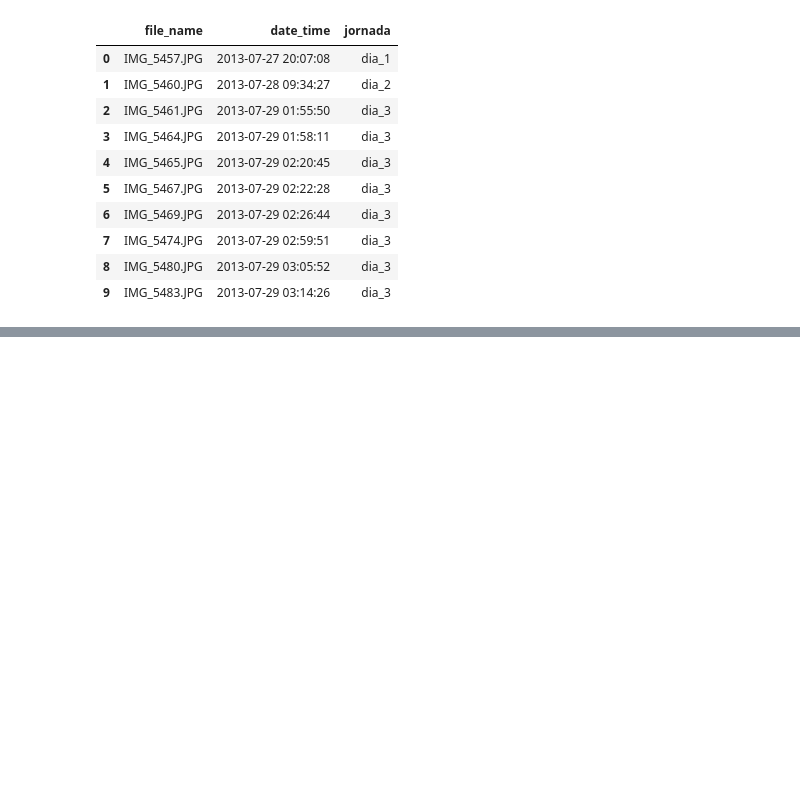
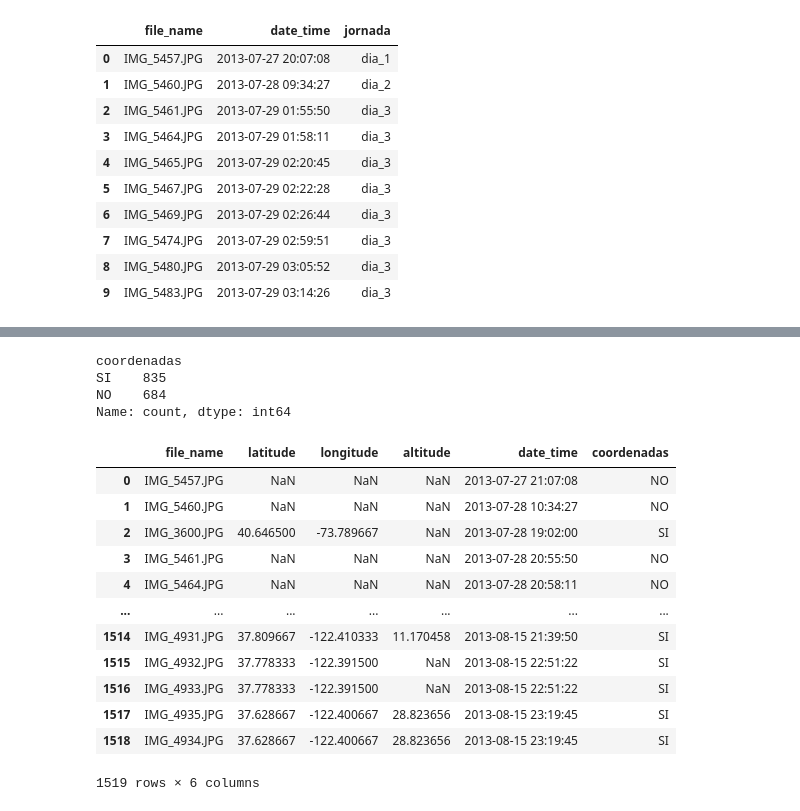
Before and after one commit to RubenMaestre/viaje_usa, a Jupyter notebook: cuadernos/cuaderno_1.ipynb, the cells around one changed output, grey strips where cells are left out. Drawn from its saved outputs; the diff is of its cells as text; code cells hidden in the pictures; blank space fills up the shorter version.

```diff
--- a/cuadernos/cuaderno_1.ipynb
+++ b/cuadernos/cuaderno_1.ipynb
@@ -201,0 +280,3 @@ conteo_jornadas_df
+# %%
+df_unido = pd.concat([df_1, df_2], ignore_index=True)
+df_unido
@@ -201,0 +303,8 @@ conteo_jornadas_df
+# %%
+df_sinhora = df_unido[df_unido['date_time'].isnull()]
+df_unido = df_unido.dropna(subset=['date_time'])
+# %%
+# Ordenar el DataFrame por la columna date_time de menor a mayor
+df_unido = df_unido.sort_values(by='date_time').reset_index(drop=True)
+
+df_unido
@@ -201,0 +341,6 @@ conteo_jornadas_df
+# %%
+# Crear la columna 'coordenadas'
+df_unido['coordenadas'] = df_unido.apply(lambda row: 'SI' if pd.notna(row['latitude']) and pd.notna(row['longitude']) else 'NO', axis=1)
+
+# Mostrar las primeras filas para verificar
+print(df_unido.head())
@@ -201,0 +354,53 @@ conteo_jornadas_df
+# %%
+# Contar los valores de 'SI' y 'NO' en la columna 'coordenadas'
+conteo_coordenadas = df_unido['coordenadas'].value_counts()
+
+# Mostrar los resultados
+print(conteo_coordenadas)
+# %% [output]
+coordenadas
+SI    835
+NO    684
+Name: count, dtype: int64
+# %%
+from datetime import timedelta
+
+# Función para propagar coordenadas
+def propagar_coordenadas(df):
+    # Iterar sobre las filas que tienen 'SI' en la columna 'coordenadas'
+    for idx, row in df[df['coordenadas'] == 'SI'].iterrows():
+        # Obtener las coordenadas y el timestamp
+        lat = row['latitude']
+        lon = row['longitude']
+        time = row['date_time']
+
+        # Definir el rango de tiempo (3 minutos antes y después)
+        time_start = time - timedelta(minutes=5)
+        time_end = time + timedelta(minutes=5)
+
+        # Propagar coordenadas a las filas dentro del rango de tiempo
+        mask = (df['date_time'] >= time_start) & (df['date_time'] <= time_end) & (df['coordenadas'] == 'NO')
+        df.loc[mask, 'latitude'] = lat
+        df.loc[mask, 'longitude'] = lon
+
+    return df
+
+# Aplicar la función para propagar coordenadas
+df_unido = propagar_coordenadas(df_unido)
+
+# Mostrar las primeras filas para verificar
+df_unido
+# %% [output]
+|  | file_name | latitude | longitude | altitude | date_time | coordenadas |
+| 0 | IMG_5457.JPG | NaN | NaN | NaN | 2013-07-27 21:07:08 | NO |
+| 1 | IMG_5460.JPG | NaN | NaN | NaN | 2013-07-28 10:34:27 | NO |
+| 2 | IMG_3600.JPG | 40.646500 | -73.789667 | NaN | 2013-07-28 19:02:00 | SI |
+| 3 | IMG_5461.JPG | NaN | NaN | NaN | 2013-07-28 20:55:50 | NO |
+| 4 | IMG_5464.JPG | NaN | NaN | NaN | 2013-07-28 20:58:11 | NO |
+| ... | ... | ... | ... | ... | ... | ... |
+| 1514 | IMG_4931.JPG | 37.809667 | -122.410333 | 11.170458 | 2013-08-15 21:39:50 | SI |
+| 1515 | IMG_4932.JPG | 37.778333 | -122.391500 | NaN | 2013-08-15 22:51:22 | SI |
+| 1516 | IMG_4933.JPG | 37.778333 | -122.391500 | NaN | 2013-08-15 22:51:22 | SI |
+| 1517 | IMG_4935.JPG | 37.628667 | -122.400667 | 28.823656 | 2013-08-15 23:19:45 | SI |
+| 1518 | IMG_4934.JPG | 37.628667 | -122.400667 | 28.823656 | 2013-08-15 23:19:45 | SI |
+1519 rows × 6 columns
```
Also changed, not shown: parts of 16 cells of this notebook, 4 other files.
